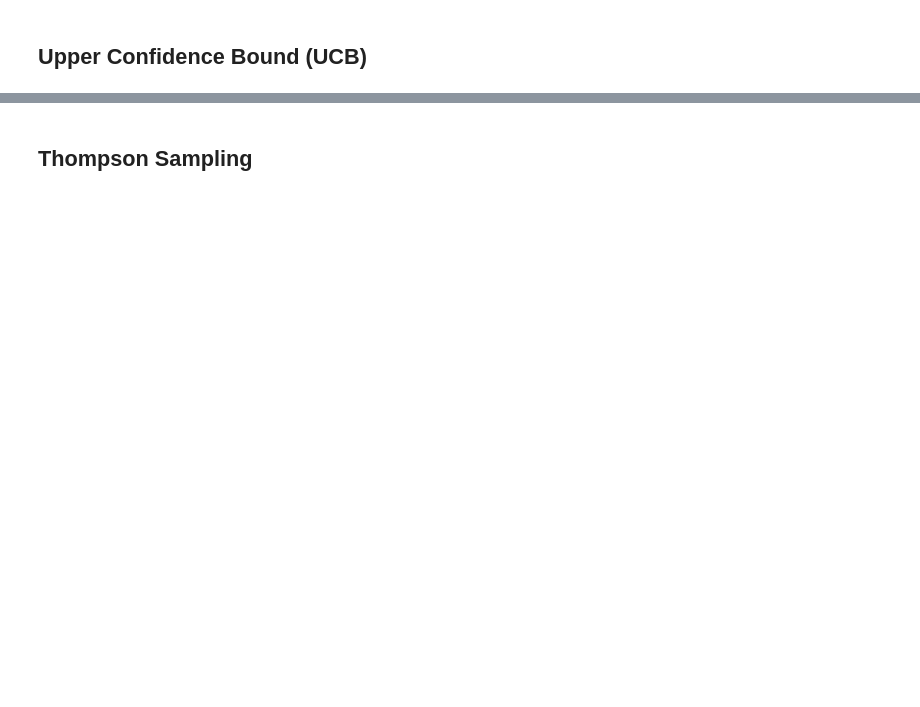
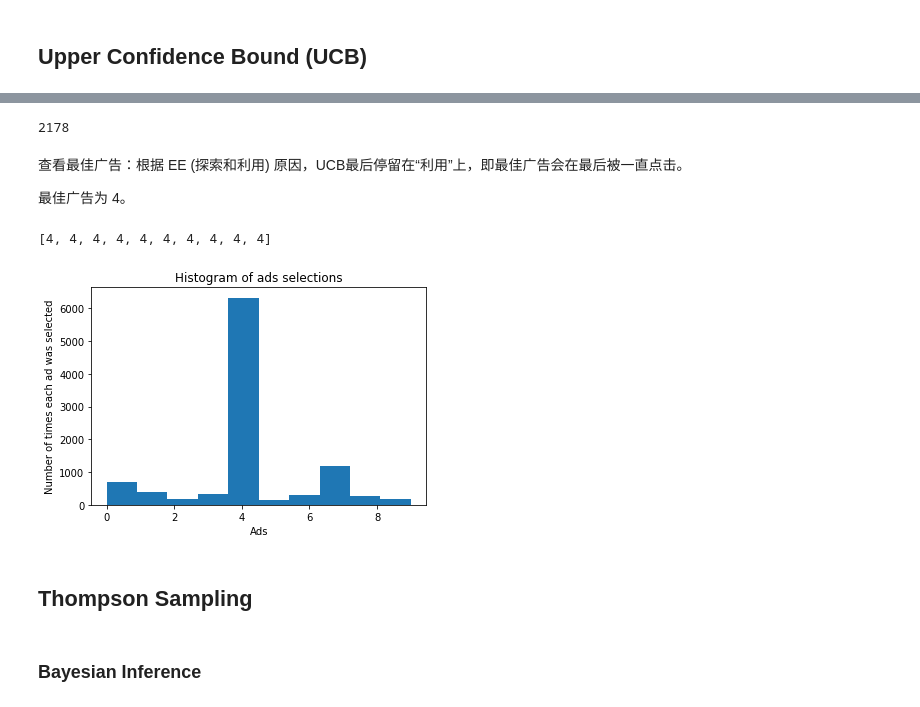
Before and after one commit to yunjcai/Machine-Learning-A-Z, a Jupyter notebook: Part 6 - Reinforcement Learning/Reinforcement Learning.ipynb, the cells around one changed output, grey strips where cells are left out. Cells and saved outputs as stored; diff of their text form; code cells hidden in the pictures; blank space fills up the shorter version.

```diff
--- a/Part 6 - Reinforcement Learning/Reinforcement Learning.ipynb
+++ b/Part 6 - Reinforcement Learning/Reinforcement Learning.ipynb
@@ -11,2 +144,58 @@ Desired outcomes provide the AI with reward, undesired with punishment. Machines
+# %%
+for n in range(0,dataset.shape[0]):
+    ad = 0
+    max_upper_bound = 0
+    for i in range(0,d):
+        if (numbers_of_selections[i] > 0):
+        # Since we don't have any information at beginning,
+        # we will select ad1 on round 1, ad2 on round 2... up to round 10
+        # we'll use the following UCB stratige as long as we have information
+        # (after first 10 rounds)
+            # STEP 2
+            average_reward = sums_of_rewards[i]/numbers_of_selections[i]
+            # in Python, index starts from 0, so n+1 in log function
+            delta_i = math.sqrt(3/2*math.log(n+1)/numbers_of_selections[i])
+            # STEP 3
+            upper_bound = average_reward + delta_i
+        else: # for the 1st 10 rounds
+            upper_bound = 1e400
+        if upper_bound > max_upper_bound:
+            max_upper_bound = upper_bound
+            ad = i
+    # this vector contains all the different ad selected at each round
+    ads_selected.append(ad)
+    # After updating ads selection, then we need update numbers_of_selection
+    numbers_of_selections[ad] = numbers_of_selections[ad] + 1
+    # Since we only have simulation data, then we go through it and give the
+    # rewards for which ad has been selected in the dataset
+    # 根据 dataset 来判断用户是否点击了当前广告。
+    # (0 if non-select, 1 if select)
+    reward = dataset.values[n,ad]
+    # Update sums_of_rewards after ad selected at each round
+    sums_of_rewards[ad] = sums_of_rewards[ad] + reward
+    total_reward = total_reward + reward
+# %%
+print(total_reward)
+# %% [output]
+2178
+# %% [markdown]
+查看最佳广告：根据 EE (探索和利用) 原因，UCB最后停留在“利用”上，即最佳广告会在最后被一直点击。
+
+最佳广告为 4。
+# %%
+ads_selected[-10:]
+# %% [output]
+[4, 4, 4, 4, 4, 4, 4, 4, 4, 4]
+# %%
+# Visualising the Results - Histogram
+plt.hist(ads_selected)
+plt.title('Histogram of ads selections')
+plt.xlabel('Ads')
+plt.ylabel('Number of times each ad was selected')
+plt.show()
+# %% [output]
+[figure, added]
 # %% [markdown]
 ## Thompson Sampling
+# %% [markdown]
+### Bayesian Inference
```
Also changed, not shown: parts of 20 cells of this notebook.
